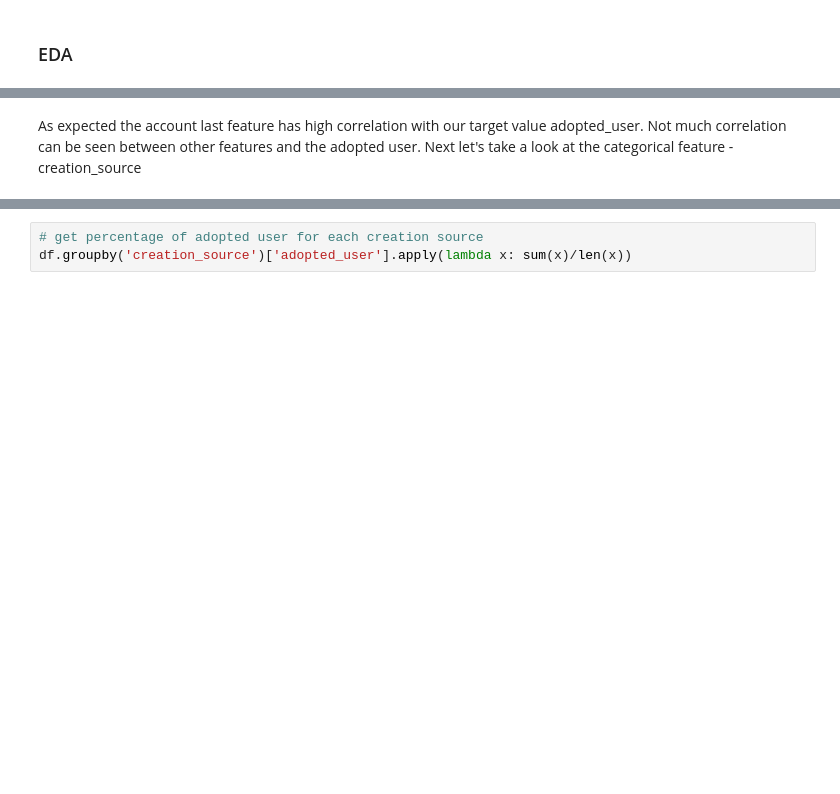
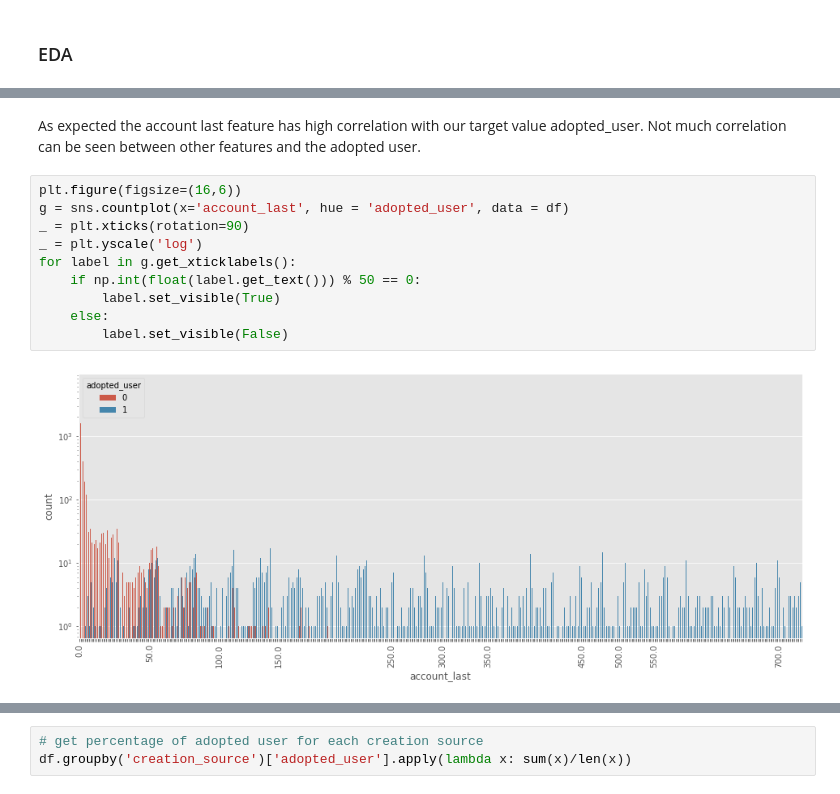
Before and after one commit to lmign1217/Springboard, a Jupyter notebook: relax_challenge/Relax challenge.ipynb, the cells around one changed output, grey strips where cells are left out. Cells and saved outputs as stored; diff of their text form; blank space fills up the shorter version.

Commit message:
add countplot for account_last

```diff
--- a/relax_challenge/Relax challenge.ipynb
+++ b/relax_challenge/Relax challenge.ipynb
@@ -158,2 +148,15 @@ _=sns.heatmap(corr, cmap = 'hot', annot = True)
 # %% [markdown]
-As expected the account last feature has high correlation with our target value adopted_user. Not much correlation can be seen between other features and the adopted user. Next let's take a look at the categorical feature - creation_source
+
+As expected the account last feature has high correlation with our target value adopted_user. Not much correlation can be seen between other features and the adopted user.
+# %%
+plt.figure(figsize=(16,6))
+g = sns.countplot(x='account_last', hue = 'adopted_user', data = df)
+_ = plt.xticks(rotation=90)
+_ = plt.yscale('log')
+for label in g.get_xticklabels():
+    if np.int(float(label.get_text())) % 50 == 0:
+        label.set_visible(True)
+    else:
+        label.set_visible(False)
+# %% [output]
+[figure, added]
```
Also changed, not shown: parts of 14 cells of this notebook.
